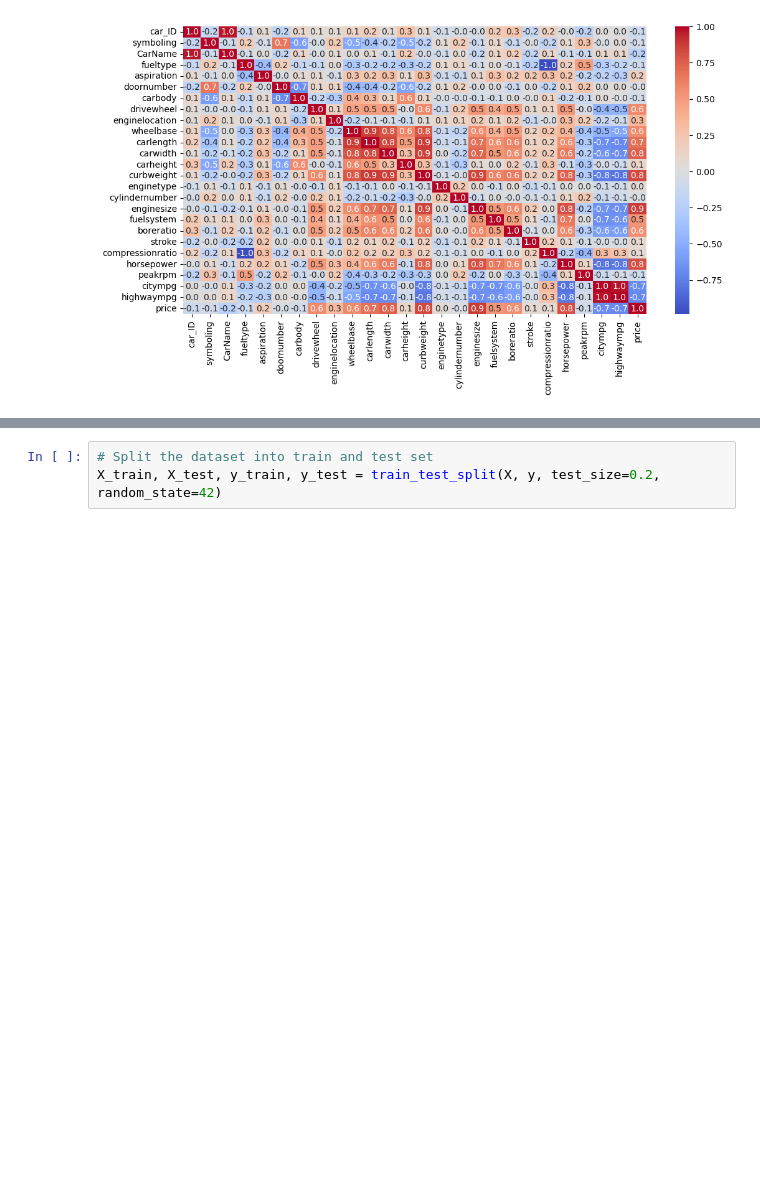
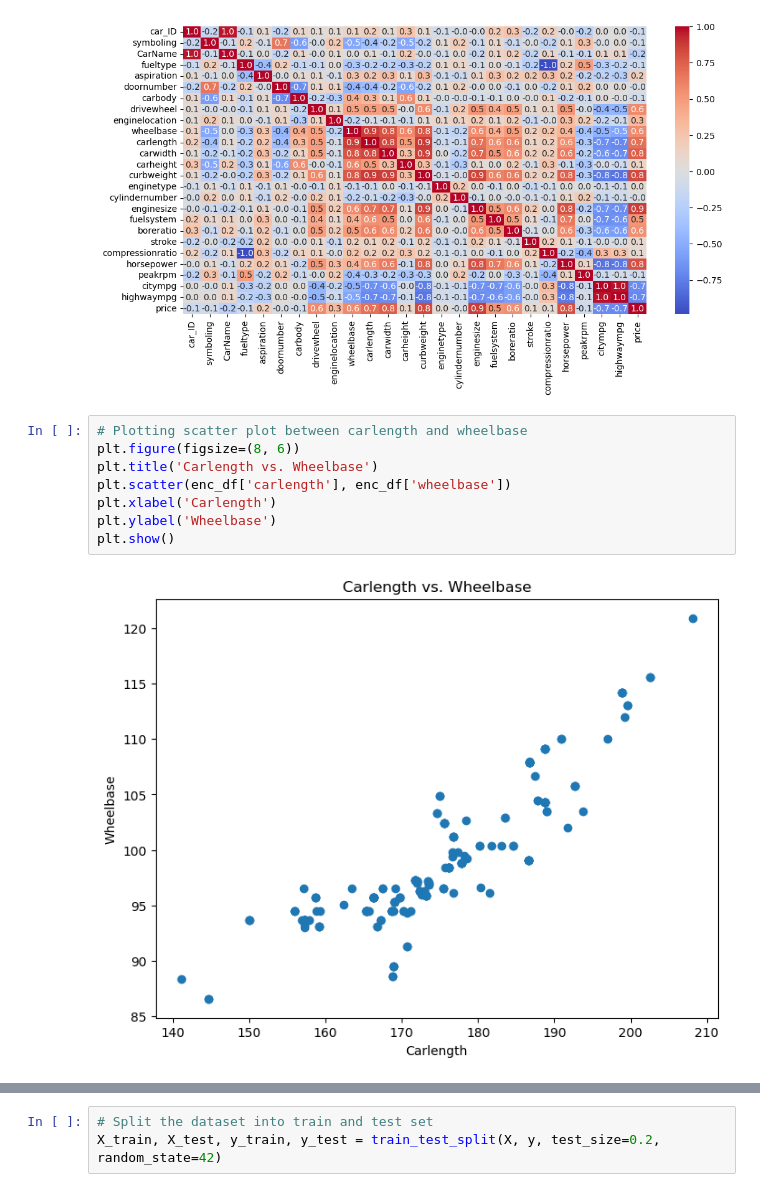
Before and after one commit to adars124/ML-practice, a Jupyter notebook: practical/Linear Regression Assignment.ipynb, the cells around one changed output, grey strips where cells are left out. Cells and saved outputs as stored; diff of their text form; blank space fills up the shorter version.

```diff
--- a/practical/Linear Regression Assignment.ipynb
+++ b/practical/Linear Regression Assignment.ipynb
@@ -81,6 +81,16 @@ sns.heatmap(corr_matrix, annot=True, fmt='.1f', cmap='coolwarm')
 plt.show()
 # %% [output]
 [figure]
+# %%
+# Plotting scatter plot between carlength and wheelbase
+plt.figure(figsize=(8, 6))
+plt.title('Carlength vs. Wheelbase')
+plt.scatter(enc_df['carlength'], enc_df['wheelbase'])
+plt.xlabel('Carlength')
+plt.ylabel('Wheelbase')
+plt.show()
+# %% [output]
+[figure, added]
 # %%
 # Identify highly correlated values
 corr_with_target = corr_matrix['price'].sort_values(ascending=False)
```
Also changed, not shown: parts of 5 cells of this notebook.
